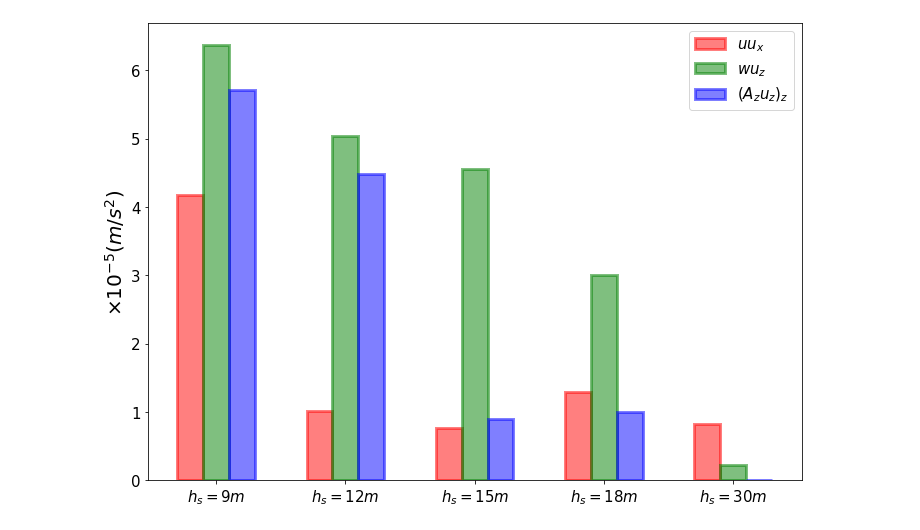
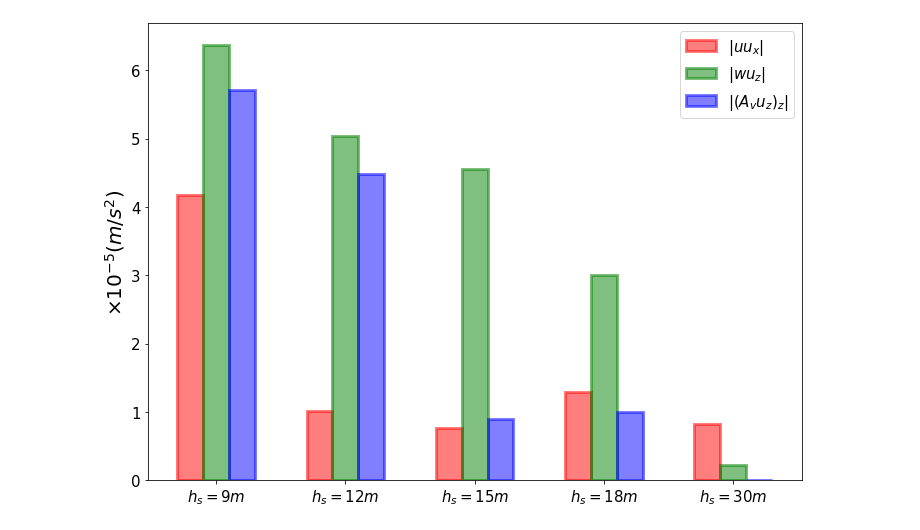
Before and after one commit to weiyangbao/Jupyter-Iceplume, a Jupyter notebook: AF_MomBalance.ipynb, the cells around one changed output. Drawn from its saved outputs; the diff is of its cells as text; code cells hidden in the pictures.

```diff
--- a/AF_MomBalance.ipynb
+++ b/AF_MomBalance.ipynb
@@ -135,26 +153,30 @@ def AF_Momentum(Qsg, hs):
     W = np.concatenate((W0, Wbt), axis=0)
     w = (W[1:, :] + W[:-1, :]) / 2
     #W = np.concatenate((W0, Wbt), axis=0)
-    Az = state2.KPPviscAz.data.mean(axis=(0,2)) # Vetical eddy viscosity (m^2/s)
+    Av = state2.KPPviscAz.data.mean(axis=(0,2)) # Vetical eddy viscosity (m^2/s)
     s = state1.S.data.mean(axis=(0,2)) # Salinity
     x = state1.X.data
     z = state1.Z.data
     #file2.KPPviscAz
     #X, Z = np.meshgrid(x, z)
     mask = (s == 0) # Exclude data covered by the sill
-    s[mask] = np.nan
-    u[mask] = np.nan
-    w[mask] = np.nan
-    Az[mask] = np.nan
+    #s[mask] = np.nan
+    uma = np.ma.masked_array(u,mask)
+    wma = np.ma.masked_array(w,mask)
+    sma = np.ma.masked_array(s,mask)
+    Avma = np.ma.masked_array(Av,mask)
 
     # Along-fjord velocity gradients
-    ux = np.gradient(u, x, axis=1)
-    uz = np.gradient(u, z, axis=0)
+    ux = np.gradient(uma, x, axis=1)
+    uz = np.gradient(uma, z, axis=0)
     # Advective terms
-    Adv_h = u * ux
-    Adv_v = w * uz
+    Adv_h = uma * ux
+    Adv_v = wma * uz
     # Viscous term
-    Visc = np.gradient(Az*uz, z, axis=0) #(Az*Uz)z
+    Visc = np.gradient(Avma*uz, z, axis=0) #(Az*Uz)z
+    #Adv_h[mask] = np.nan
+    #Adv_v[mask] = np.nan
+    #Visc[mask] = np.nan
 
     return (Adv_h, Adv_v, Visc)
 # %%
@@ -167,9 +189,9 @@ ADVv = np.empty(len(sd))
 Vis = np.empty(len(sd))
 for i in range(len(sd)):
     advh, advv, visc = AF_Momentum(Qf, sd[i])
-    ADVh[i] = np.nanmean(advh[Zu:Zl, X0:Xs])
-    ADVv[i] = np.nanmean(advv[Zu:Zl, X0:Xs])
-    Vis[i] = np.nanmean(visc[Zu:Zl, X0:Xs])
+    ADVh[i] = np.mean(advh[Zu:Zl, X0:Xs])
+    ADVv[i] = np.mean(advv[Zu:Zl, X0:Xs])
+    Vis[i] = np.mean(visc[Zu:Zl, X0:Xs])
 
 ADVh, ADVv, Vis
 # %% [output]
@@ -182,29 +204,29 @@ ADVh, ADVv, Vis
 # %%
-#labels = [r'$uu_x$', r'$wu_z$', r'$(A_z{u_z})_z$']
+#labels = [r'$uu_x$', r'$wu_z$', r'$(A_v{u_z})_z$']
 labels = [r'$h_s=9m$', r'$h_s=12m$', r'$h_s=15m$', r'$h_s=18m$', r'$h_s=30m$']
 
 
 N = np.arange(len(labels))  # the label locations
 width = 0.2  # the width of the bars
 
 
 fig2, ax = plt.subplots(figsize=(10,7))
 
-ax.bar(N - width, np.abs(ADVh)*1e5, width, label=r'$uu_x$', facecolor='r', edgecolor='r', linewidth=3, alpha=.5)
-ax.bar(N , np.abs(ADVv)*1e5, width, label=r'$wu_z$', facecolor='g', edgecolor='g', linewidth=3, alpha=.5)
-ax.bar(N + width, np.abs(Vis)*1e5, width, label=r'$(A_z{u_z})_z$', facecolor='b', edgecolor='b', linewidth=3, alpha=.5)
+ax.bar(N - width, np.abs(ADVh)*1e5, width, label=r'$|uu_x|$', facecolor='r', edgecolor='r', linewidth=3, alpha=.5)
+ax.bar(N , np.abs(ADVv)*1e5, width, label=r'$|wu_z|$', facecolor='g', edgecolor='g', linewidth=3, alpha=.5)
+ax.bar(N + width, np.abs(Vis)*1e5, width, label=r'$|(A_v{u_z})_z|$', facecolor='b', edgecolor='b', linewidth=3, alpha=.5)
 
 # Add some text for labels, title and custom x-axis tick labels, etc.
 ax.set_ylabel(r'$\times10^{-5}(m/s^2)$', fontsize=20)
 #ax.set_title('Scores by group and gender')
 ax.set_xticks(N)
 ax.set_xticklabels(labels, fontsize=20)
 ax.legend(fontsize=15)
 plt.xticks(fontsize=15)
 plt.yticks(fontsize=15)
 fig2.tight_layout()
 # %% [output]
-[figure, old version]
+[figure, new version]
 # %%
 fig_path = "/Users/weiyangbao/Documents/Results_Figs/Parameter/"
 if not os.path.exists(fig_path):
```
Also changed, not shown: parts of 7 cells of this notebook, 1 other file.
